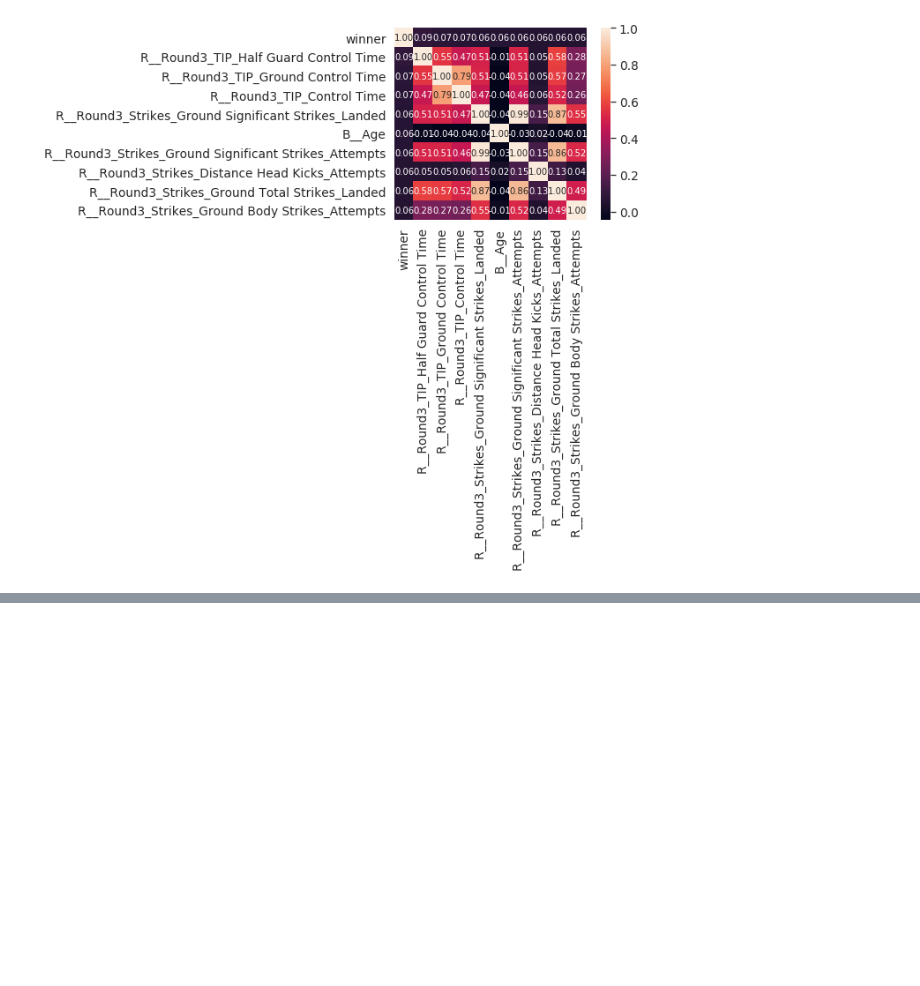
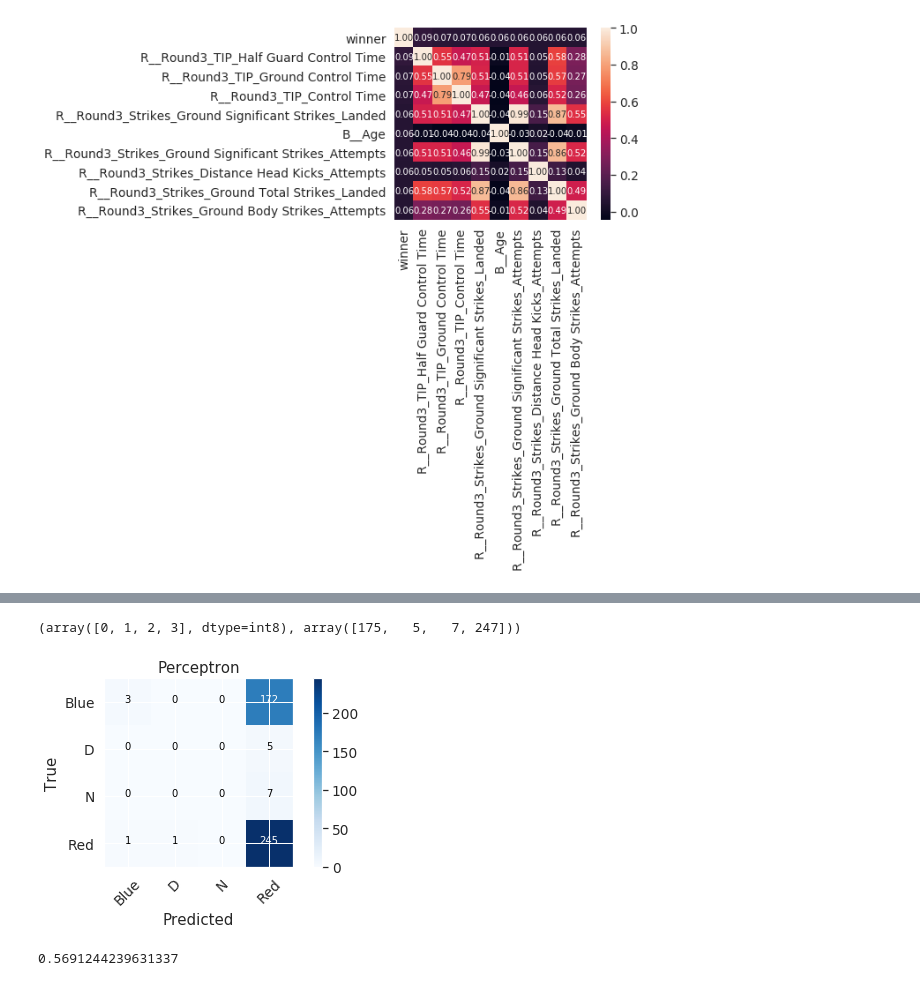
Before and after one commit to Hitkul/UFC_Fight_Prediction, a Jupyter notebook: UFC.ipynb, the cells around one changed output, grey strips where cells are left out. Cells and saved outputs as stored; diff of their text form; code cells hidden in the pictures; blank space fills up the shorter version.

```diff
--- a/UFC.ipynb
+++ b/UFC.ipynb
@@ -161,0 +214,4 @@ y_all = dropdata['winner']
+# %%
+perceptron = Perceptron(max_iter = 1000, tol = 0.001)
+perceptron.fit(X_train,Y_train)
+Y_pred = perceptron.predict(X_test)
@@ -161,0 +222,6 @@ y_all = dropdata['winner']
+# %%
+print(np.unique(Y_test.values,return_counts=True))
+plot_cm(confusion_matrix(Y_test,Y_pred),"Perceptron")
+# %% [output]
+(array([0, 1, 2, 3], dtype=int8), array([175,   5,   7, 247]))
+[figure, added]
@@ -161,0 +232,4 @@ y_all = dropdata['winner']
+# %%
+accuracy_score(Y_test,Y_pred)
+# %% [output]
+0.5691244239631337
```
Also changed, not shown: parts of 15 cells of this notebook.
